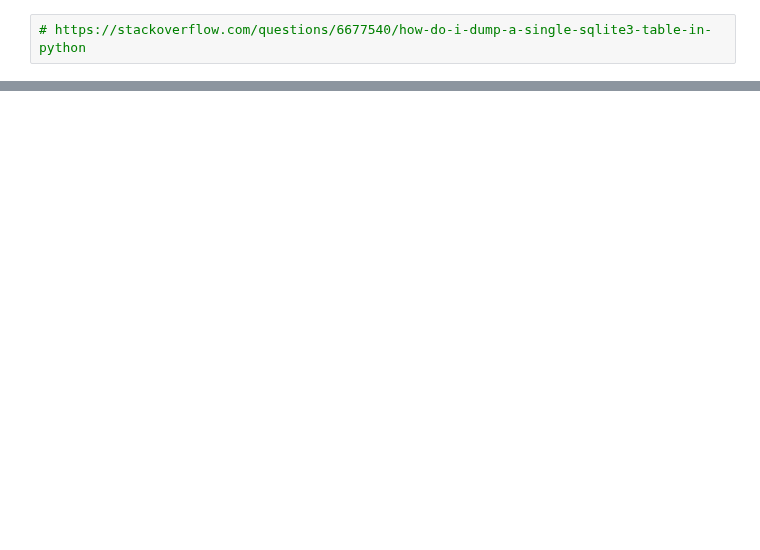
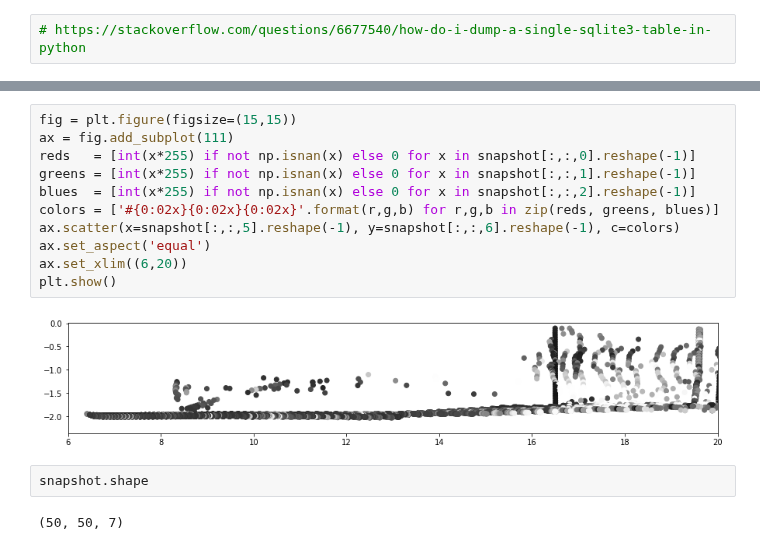
Before and after one commit to adgreer/Lidar, a Jupyter notebook: Laurent/B3 - Raster creation.ipynb, the cells around one changed output, grey strips where cells are left out. Saved outputs shown, nothing was run; the diff lists cells and outputs as text; blank space fills up the shorter version.

```diff
--- a/Laurent/B3 - Raster creation.ipynb
+++ b/Laurent/B3 - Raster creation.ipynb
@@ -270,0 +325,17 @@ plt.show()
+# %%
+fig = plt.figure(figsize=(15,15))
+ax = fig.add_subplot(111)
+reds   = [int(x*255) if not np.isnan(x) else 0 for x in snapshot[:,:,0].reshape(-1)]
+greens = [int(x*255) if not np.isnan(x) else 0 for x in snapshot[:,:,1].reshape(-1)]
+blues  = [int(x*255) if not np.isnan(x) else 0 for x in snapshot[:,:,2].reshape(-1)]
+colors = ['#{0:02x}{0:02x}{0:02x}'.format(r,g,b) for r,g,b in zip(reds, greens, blues)]
+ax.scatter(x=snapshot[:,:,5].reshape(-1), y=snapshot[:,:,6].reshape(-1), c=colors)
+ax.set_aspect('equal')
+ax.set_xlim((6,20))
+plt.show()
+# %% [output]
+[figure, added]
+# %%
+snapshot.shape
+# %% [output]
+(50, 50, 7)
```
Also changed, not shown: parts of 14 cells of this notebook.
